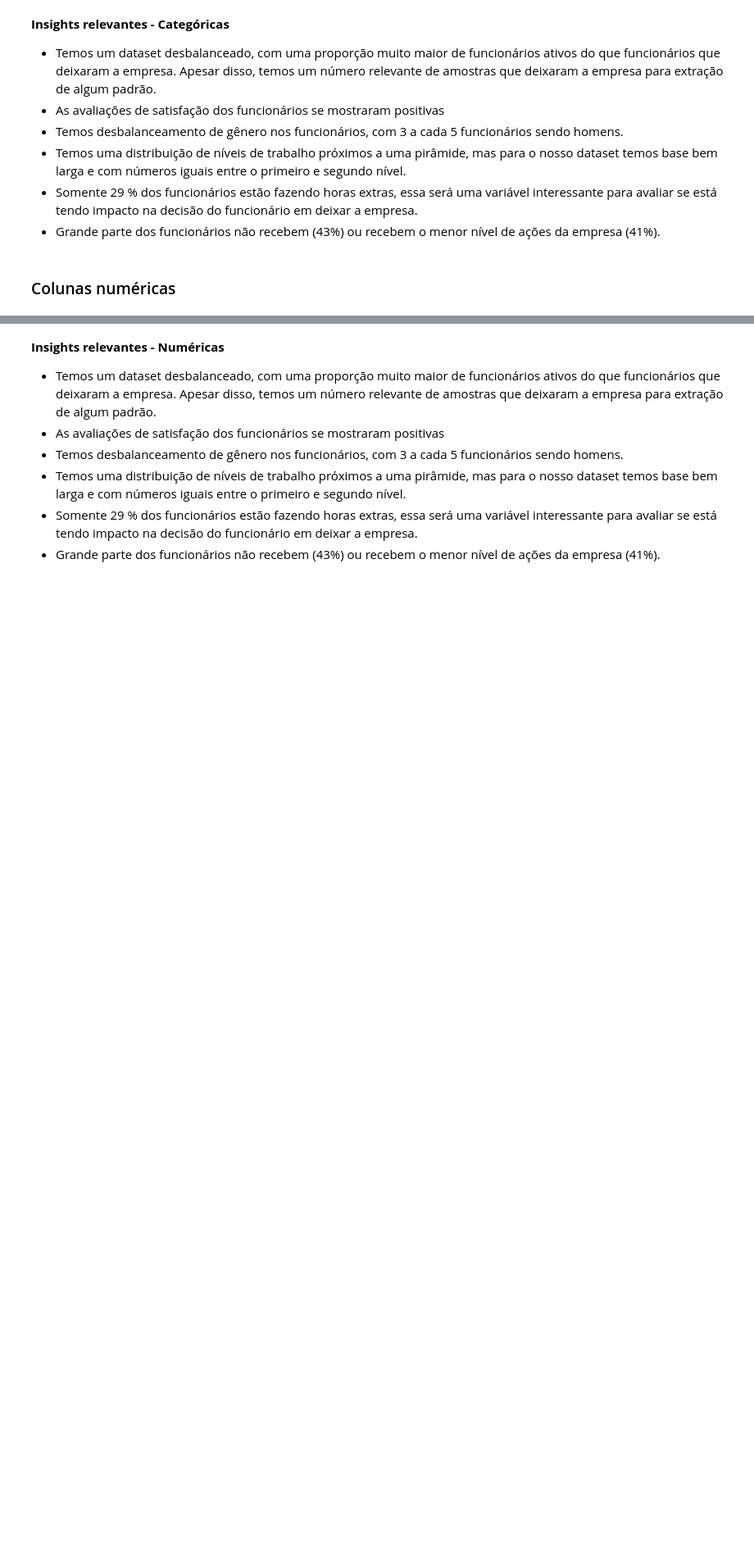
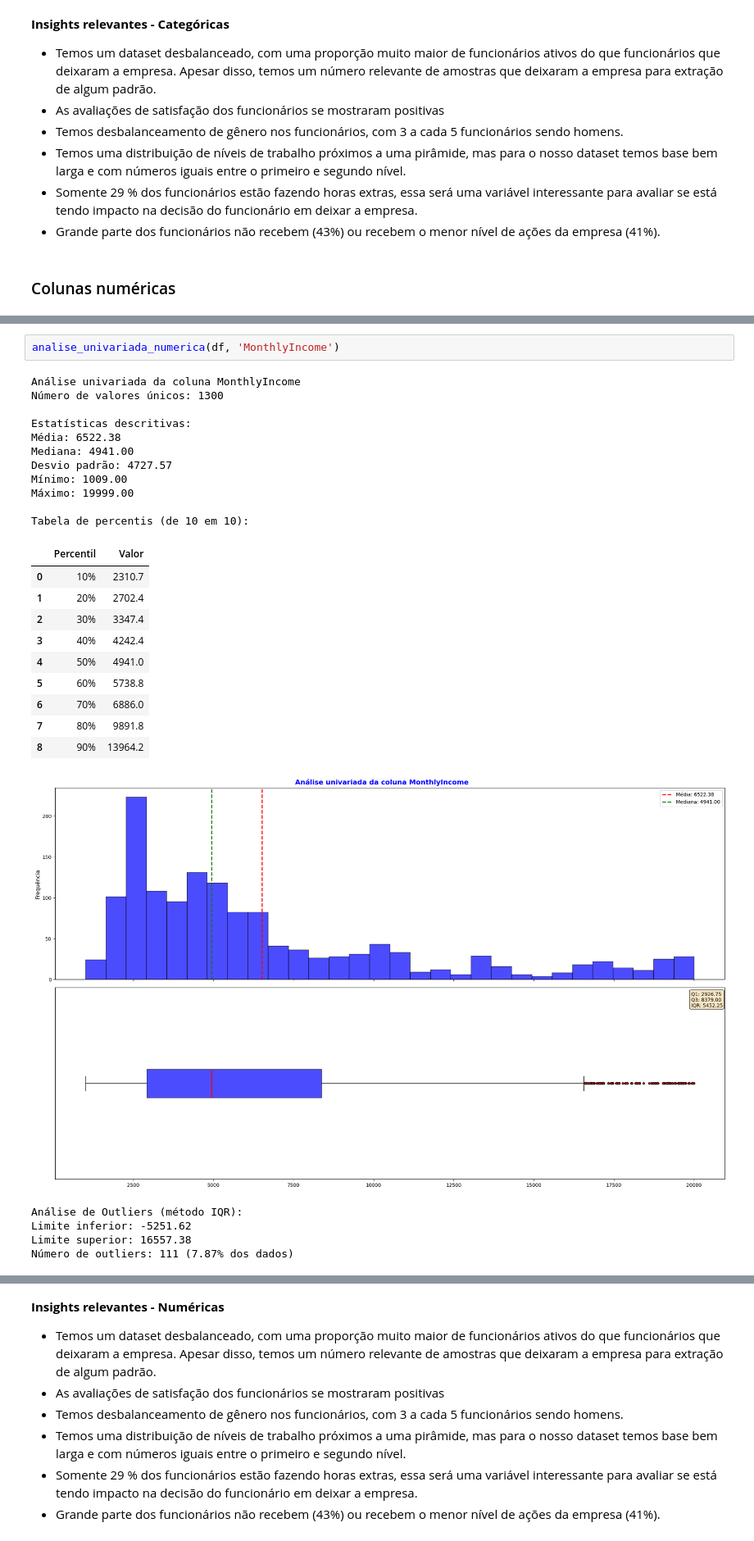
Before and after one commit to VitorMirandaAquino/pucrio-mvp-analise-dados, a Jupyter notebook: MVP_Análise_de_Dados_e_Boas_Práticas.ipynb, the cells around one changed output, grey strips where cells are left out. Shown at 82% size. Cells and saved outputs as stored; diff of their text form; blank space fills up the shorter version.

```diff
--- a/MVP_Análise_de_Dados_e_Boas_Práticas.ipynb
+++ b/MVP_Análise_de_Dados_e_Boas_Práticas.ipynb
@@ -625,0 +784,29 @@ Os funcionários geralmente dão notas medianas para o balanço entre vida socia
+# %%
+analise_univariada_numerica(df, 'MonthlyIncome')
+# %% [output]
+Análise univariada da coluna MonthlyIncome
+Número de valores únicos: 1300
+
+Estatísticas descritivas:
+Média: 6522.38
+Mediana: 4941.00
+Desvio padrão: 4727.57
+Mínimo: 1009.00
+Máximo: 19999.00
+
+Tabela de percentis (de 10 em 10):
+|  | Percentil | Valor |
+| 0 | 10% | 2310.7 |
+| 1 | 20% | 2702.4 |
+| 2 | 30% | 3347.4 |
+| 3 | 40% | 4242.4 |
+| 4 | 50% | 4941.0 |
+| 5 | 60% | 5738.8 |
+| 6 | 70% | 6886.0 |
+| 7 | 80% | 9891.8 |
+| 8 | 90% | 13964.2 |
+[figure, added]
+Análise de Outliers (método IQR):
+Limite inferior: -5251.62
+Limite superior: 16557.38
+Número de outliers: 111 (7.87% dos dados)
```
Also changed, not shown: parts of 15 cells of this notebook.
